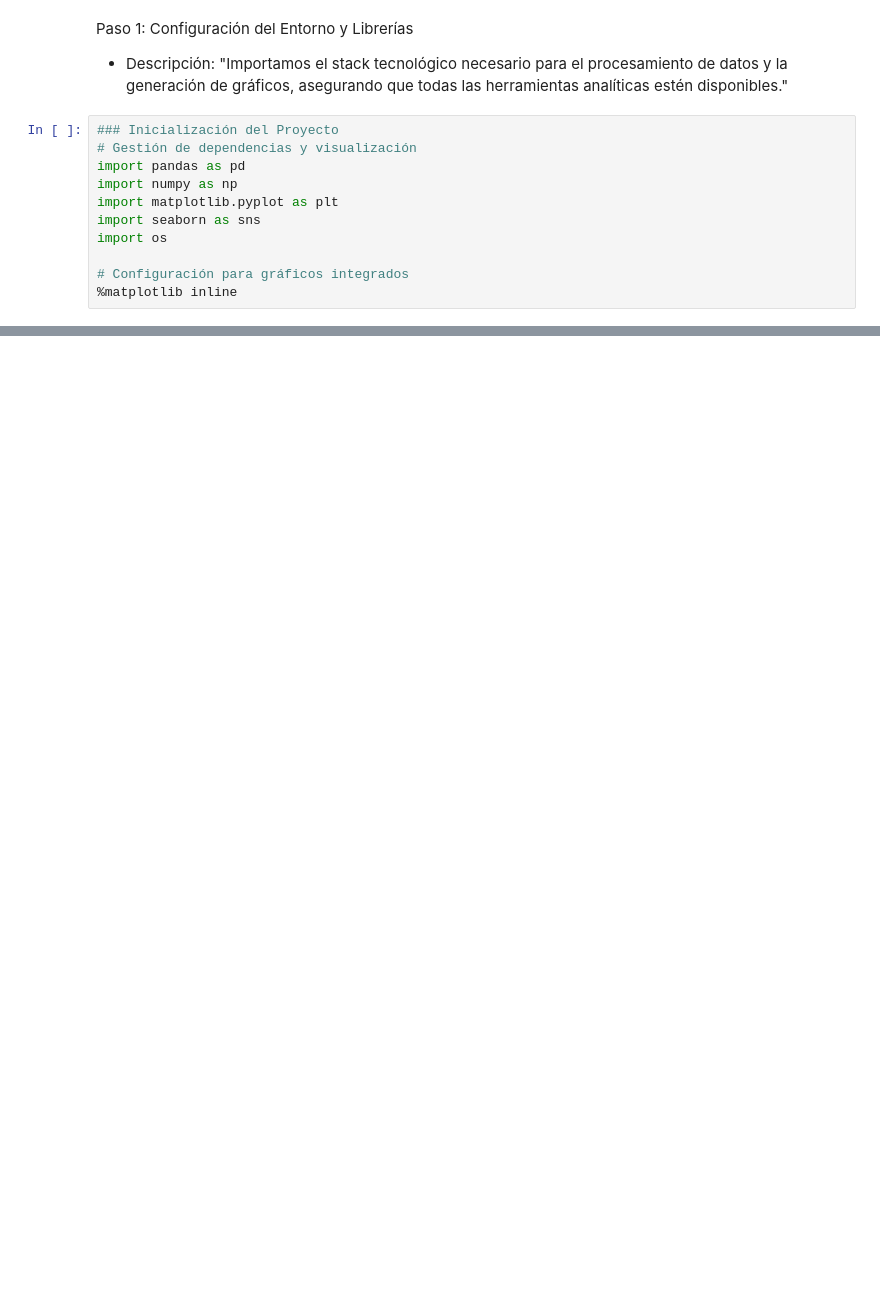
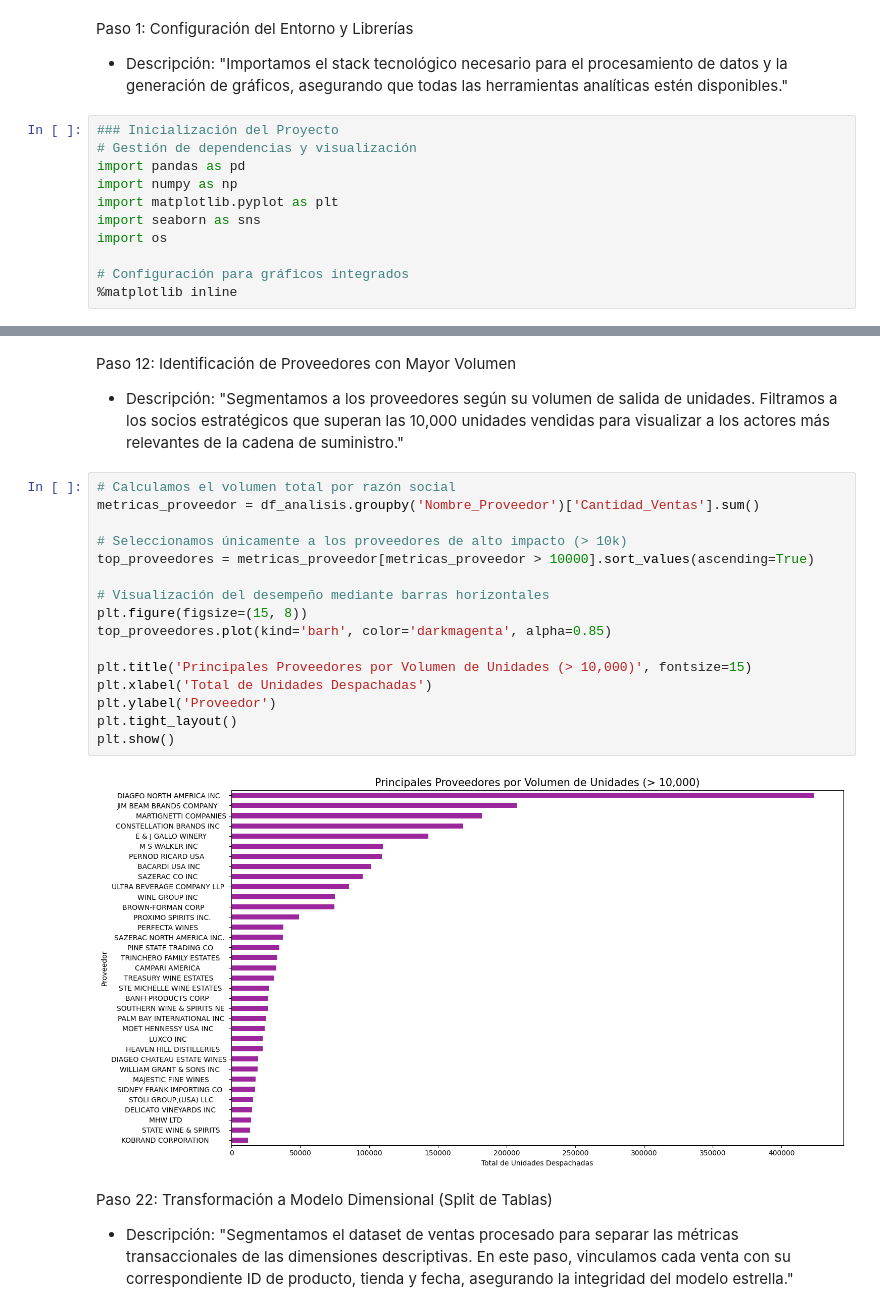
Before and after one commit to leovaldi/stock-management-system, a Jupyter notebook: scripts/limpieza_ventas.ipynb, the cells around one changed output, grey strips where cells are left out. Cells and saved outputs as stored; diff of their text form; blank space fills up the shorter version.

```diff
--- a/scripts/limpieza_ventas.ipynb
+++ b/scripts/limpieza_ventas.ipynb
@@ -240,0 +262,24 @@ plt.show()
+# %% [markdown]
+Paso 12: Identificación de Proveedores con Mayor Volumen
+- Descripción: "Segmentamos a los proveedores según su volumen de salida de unidades. Filtramos a los socios estratégicos que superan las 10,000 unidades vendidas para visualizar a los actores más relevantes de la cadena de suministro."
+# %%
+# Calculamos el volumen total por razón social
+metricas_proveedor = df_analisis.groupby('Nombre_Proveedor')['Cantidad_Ventas'].sum()
+
+# Seleccionamos únicamente a los proveedores de alto impacto (> 10k)
+top_proveedores = metricas_proveedor[metricas_proveedor > 10000].sort_values(ascending=True)
+
+# Visualización del desempeño mediante barras horizontales
+plt.figure(figsize=(15, 8))
+top_proveedores.plot(kind='barh', color='darkmagenta', alpha=0.85)
+
+plt.title('Principales Proveedores por Volumen de Unidades (> 10,000)', fontsize=15)
+plt.xlabel('Total de Unidades Despachadas')
+plt.ylabel('Proveedor')
+plt.tight_layout()
+plt.show()
+# %% [output]
+[figure, added]
+# %% [markdown]
+Paso 22: Transformación a Modelo Dimensional (Split de Tablas)
+- Descripción: "Segmentamos el dataset de ventas procesado para separar las métricas transaccionales de las dimensiones descriptivas. En este paso, vinculamos cada venta con su correspondiente ID de producto, tienda y fecha, asegurando la integridad del modelo estrella."
```
Also changed, not shown: parts of 51 cells of this notebook, 9 other files.
